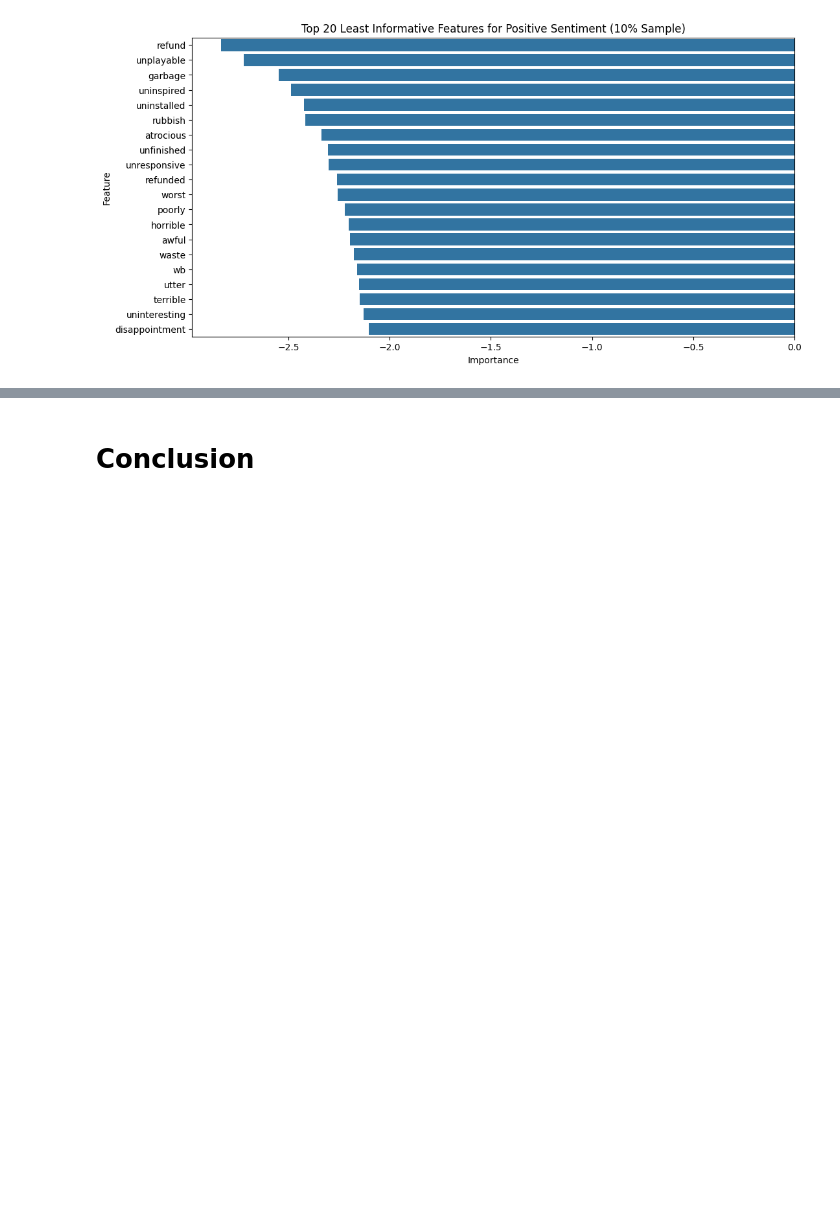
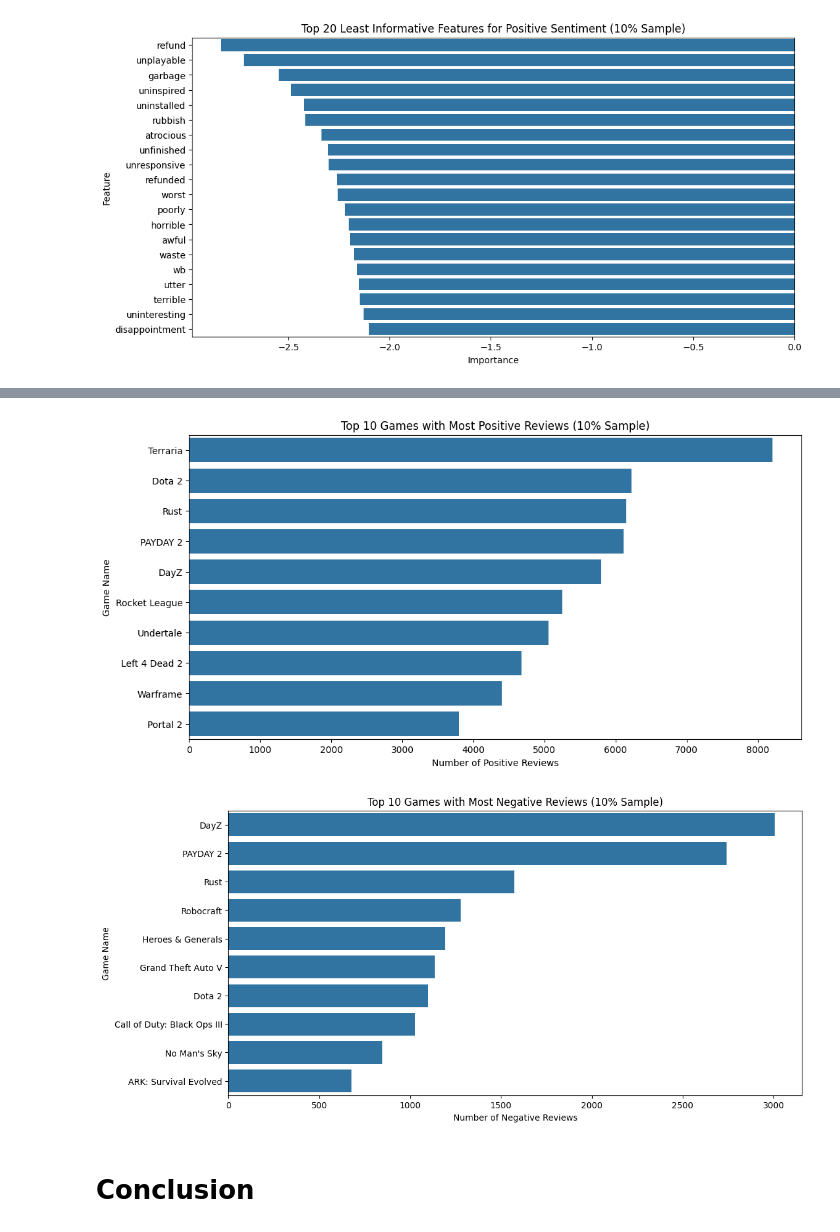
Before and after one commit to NaufalHD12/Steam-Sentiment-Analysis, a Jupyter notebook: notebook.ipynb, the cells around one changed output, grey strips where cells are left out. Cells and saved outputs as stored; diff of their text form; code cells hidden in the pictures; blank space fills up the shorter version.

```diff
--- a/notebook.ipynb
+++ b/notebook.ipynb
@@ -303,3 +305,34 @@ plt.show()
+# %%
+# Function to get top games by sentiment
+def get_top_games_by_sentiment(df, sentiment, n=10):
+    sentiment_df = df[df['sentiment'] == sentiment]
+    top_games = sentiment_df['app_name'].value_counts().head(n)
+    return top_games
+# %%
+# Get top 10 games with positive sentiment
+top_positive_games = get_top_games_by_sentiment(df, 1)
+
+# Get top 10 games with negative sentiment
+top_negative_games = get_top_games_by_sentiment(df, 0)
+
+# Visualize top games by positive sentiment
+plt.figure(figsize=(12, 6))
+sns.barplot(x=top_positive_games.values, y=top_positive_games.index)
+plt.title('Top 10 Games with Most Positive Reviews (10% Sample)')
+plt.xlabel('Number of Positive Reviews')
+plt.ylabel('Game Name')
+plt.show()
+
+# Visualize top games by negative sentiment
+plt.figure(figsize=(12, 6))
+sns.barplot(x=top_negative_games.values, y=top_negative_games.index)
+plt.title('Top 10 Games with Most Negative Reviews (10% Sample)')
+plt.xlabel('Number of Negative Reviews')
+plt.ylabel('Game Name')
+plt.show()
+# %% [output]
+[figure, added]
+[figure, added]
 # %% [markdown]
 # Conclusion
 # %%
```
Also changed, not shown: parts of 4 cells of this notebook.
